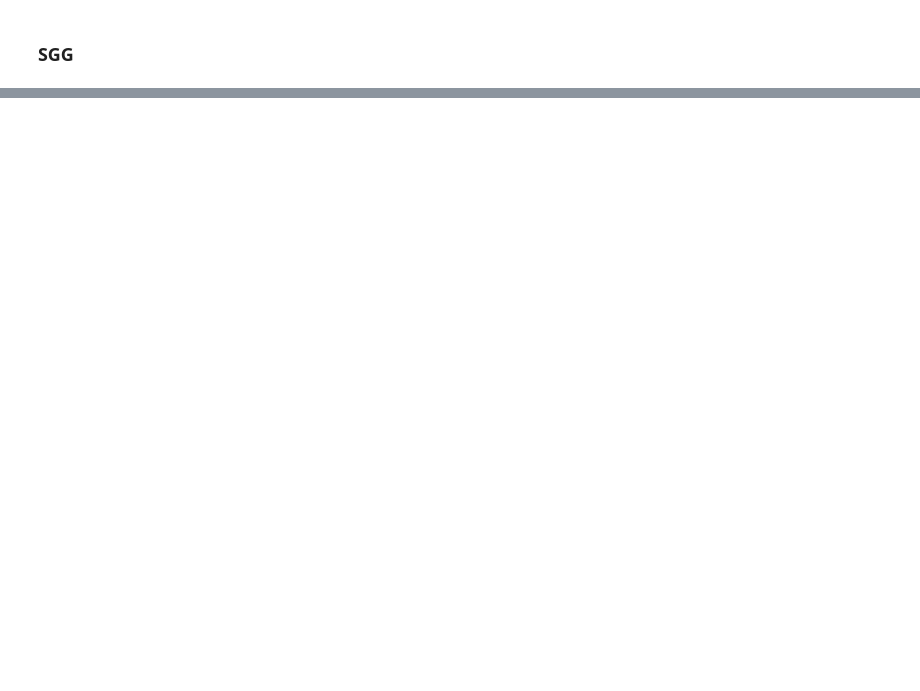
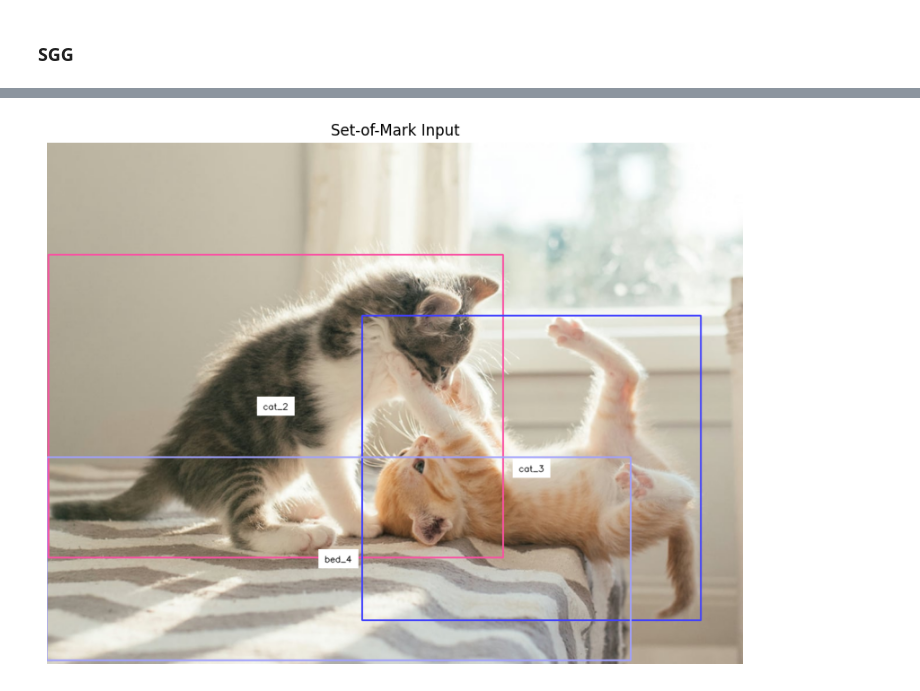
Before and after one commit to JakubCiesko/pepper-ot, a Jupyter notebook: research/notebooks/visual_pipeline.ipynb, the cells around one changed output, grey strips where cells are left out. Drawn from its saved outputs; the diff is of its cells as text; code cells hidden in the pictures; blank space fills up the shorter version.

Commit message:
notebook: visual pipeline implementation

```diff
--- a/research/notebooks/visual_pipeline.ipynb
+++ b/research/notebooks/visual_pipeline.ipynb
@@ -809,0 +1068,2 @@ draw_scene_graph(graph)
+# %%
+detections_with_ids = memory.update(image, detections)
@@ -809,0 +1084,22 @@ draw_scene_graph(graph)
+# %%
+from dataclasses import dataclass
+
+import numpy as np
+from PIL import Image
+
+
+@dataclass
+class PipelineResult:
+    """Holds the complete state of a processed frame."""
+    raw_image: Image.Image
+    som_image: np.ndarray          # The image with tags drawn on it
+    detections: list[DetectionObject] # List of objects with persistent IDs
+    scene_graph: SceneGraph        # The semantic relationships
+
+    def summary(self):
+        print("--- Frame Summary ---")
+        print(f"Objects Detected: {len(self.detections)}")
+        print(f"Entities in Memory: {[d.object_id for d in self.detections]}")
+        print(f"Relationships Found: {len(self.scene_graph.edges)}")
+        for edge in self.scene_graph.edges:
+            print(f"  - Object {edge.sub} {edge.rel} Object {edge.obj}")
@@ -809,0 +1153,8 @@ draw_scene_graph(graph)
+# %%
+memory = SceneMemory()
+painter = SoMPainter()
+
+# Create the pipeline
+pipeline = VisualPipeline(ds, memory, painter, sgg) # sgg and reid can work in parallel, really
+# %%
+result = await pipeline.process(image)
@@ -809,0 +1191,4 @@ draw_scene_graph(graph)
+# %%
+show(result.som_image, "Set-of-Mark Input")
+# %% [output]
+[figure, added]
```
Also changed, not shown: parts of 31 cells of this notebook.
